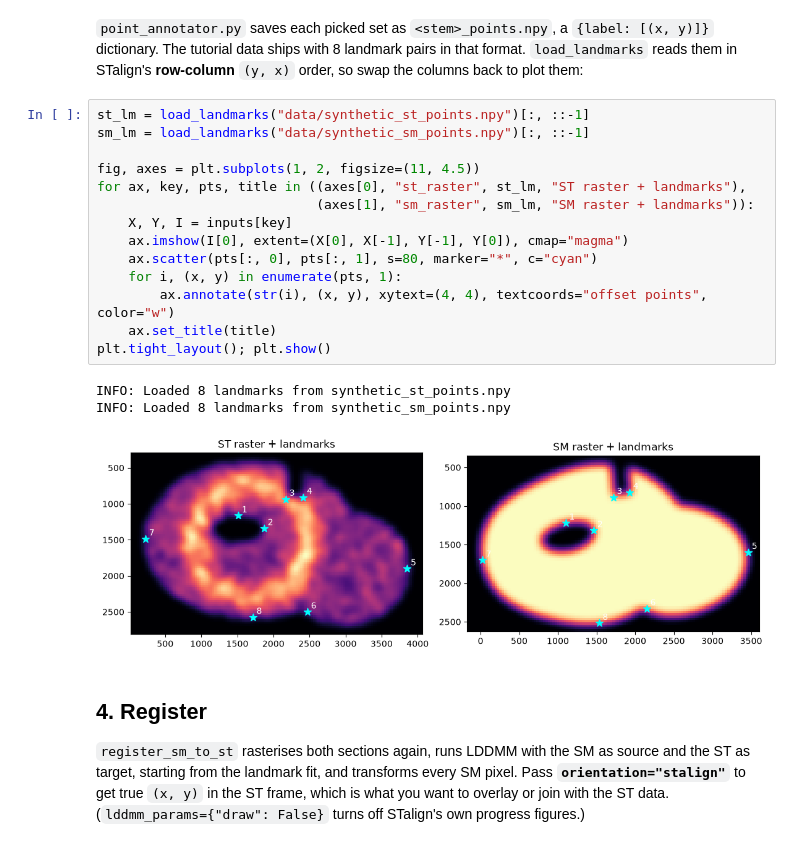
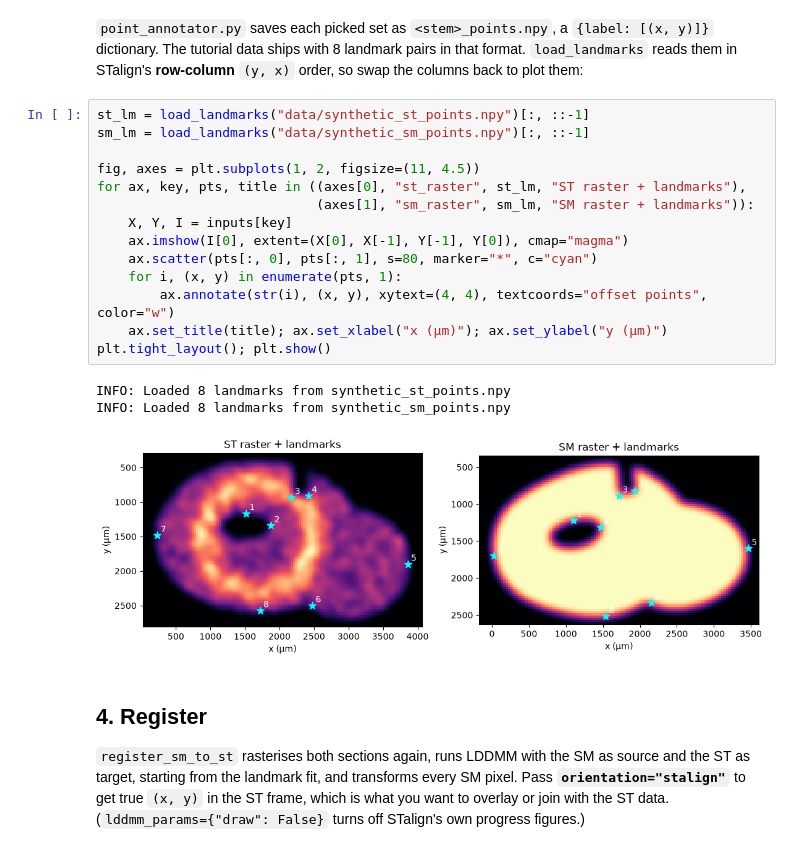
Before and after one commit to JurgenKriel/SMINT, a Jupyter notebook: docs/tutorials/03_sequential_registration.ipynb, the cells around one changed output. Cells and saved outputs as stored; diff of their text form.

```diff
--- a/docs/tutorials/03_sequential_registration.ipynb
+++ b/docs/tutorials/03_sequential_registration.ipynb
@@ -177,21 +182,21 @@ in that format. `load_landmarks` reads them in STalign's **row-column**
 # %%
 st_lm = load_landmarks("data/synthetic_st_points.npy")[:, ::-1]
 sm_lm = load_landmarks("data/synthetic_sm_points.npy")[:, ::-1]
 
 fig, axes = plt.subplots(1, 2, figsize=(11, 4.5))
 for ax, key, pts, title in ((axes[0], "st_raster", st_lm, "ST raster + landmarks"),
                             (axes[1], "sm_raster", sm_lm, "SM raster + landmarks")):
     X, Y, I = inputs[key]
     ax.imshow(I[0], extent=(X[0], X[-1], Y[-1], Y[0]), cmap="magma")
     ax.scatter(pts[:, 0], pts[:, 1], s=80, marker="*", c="cyan")
     for i, (x, y) in enumerate(pts, 1):
         ax.annotate(str(i), (x, y), xytext=(4, 4), textcoords="offset points", color="w")
-    ax.set_title(title)
+    ax.set_title(title); ax.set_xlabel("x (µm)"); ax.set_ylabel("y (µm)")
 plt.tight_layout(); plt.show()
 # %% [output]
 INFO: Loaded 8 landmarks from synthetic_st_points.npy
 INFO: Loaded 8 landmarks from synthetic_sm_points.npy
-[figure, old version]
+[figure, new version]
 # %% [markdown]
 ## 4. Register
 
```
Also changed, not shown: parts of 8 cells of this notebook, 45 other files.
